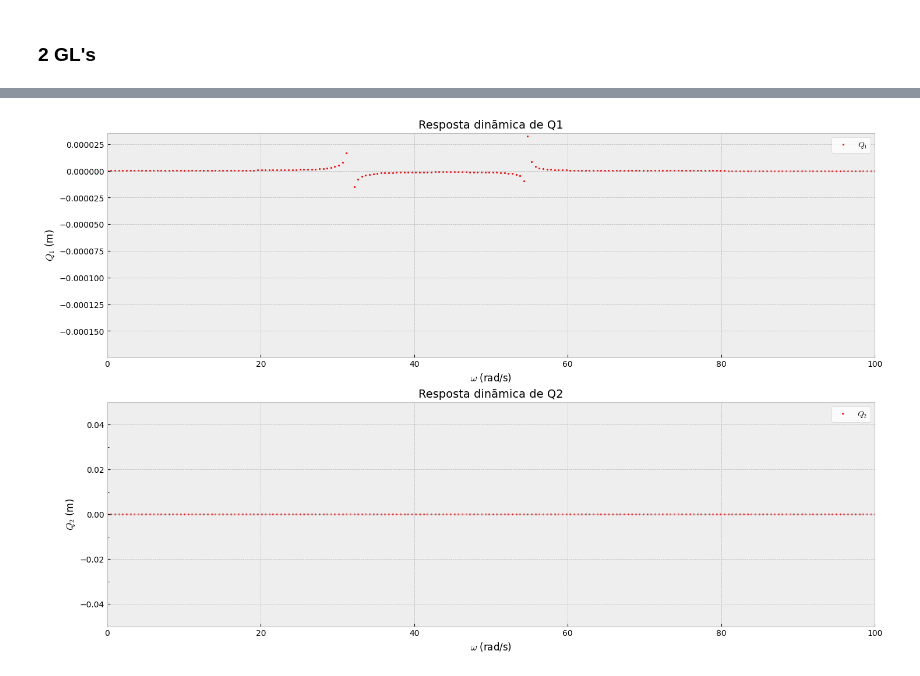
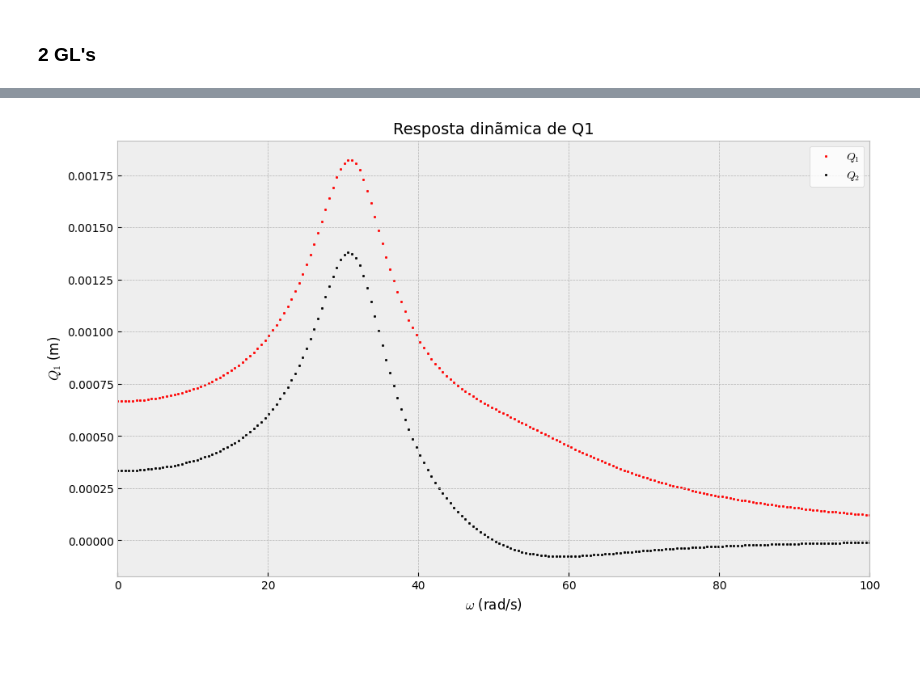
Before and after one commit to jpedro-rod/ElementosFinitos, a Jupyter notebook: Vibracoes_Mecanicas.ipynb, the cells around one changed output, grey strips where cells are left out. Drawn from its saved outputs; the diff is of its cells as text; code cells hidden in the pictures; blank space fills up the shorter version.

Commit message:
Conclusao da analise de sistemas amortecidos (com otimizacao)

```diff
--- a/Vibracoes_Mecanicas.ipynb
+++ b/Vibracoes_Mecanicas.ipynb
@@ -555,6 +561,6 @@ m2 = 10.0   #kg
 k1 = 10000.0   #N/m
 k2 = 10000.0   #N/m
 k3 = 10000.0   #N/m
-c1 = 0.1   #kg/s
-c2 = 0.1   #kg/s
-c3 = 0.1   #kg/s
+c1 = 100   #kg/s
+c2 = 100   #kg/s
+c3 = 100   #kg/s
@@ -666,6 +695,6 @@ RuntimeError: The map-like callable must be of the form f(func, iterable), retur
 # %%
 # excitacao harmonica da forma F = [F1,0]*e^(iwt)
-F1_ex = 100.0
+F1_ex = 10.0
 w_ex = np.linspace(0.0,100.0,200)
 F_ex = np.array([F1_ex,0.0])
 
@@ -673,46 +702,90 @@ M_ex = np.array([[m1,0.0],[0.0,m2]])
 K_ex = np.array([[k1+k3,-k3],[-k3,k2+k3]])
 C_ex = np.array([[c1+c3,-c3],[-c3,c2+c3]])
 
-def R_din(w,M,C,K,F):
-    Q_list = np.empty([len(w),2],dtype=complex)
-    for i in range(len(w)):
-        Z = -w[i]**2.0*M + w[i]*C*1j + K
-        R = np.linalg.inv(Z)
+# construindo uma matriz de amortecimento proporcional
+def RMSE(x : list,*args : tuple):
+    SE = (args[2] - (x[0]*args[0] + x[1]*args[1]))**2.0
+    RMSE = (np.sum(SE)/SE.size)**0.5
+    return RMSE
 
-        Q = np.linalg.det(R)*F
-        #Q = R@F
-        Q_list[i] = Q
+#print(RMSE([0.007,0.01],M,K,C))   #example
 
-    return Q_list
+optimization = optimize.differential_evolution(
+               func=RMSE,
+               bounds=optimize.Bounds([0.001,0.0001],[100.0,100.0]),
+               args=(M_ex,K_ex,C_ex),
+               #x0=[100.0,0.001],
+               maxiter=100,
+               tol=0.001,
+               #polish=False,
+               #popsize=20,
+               #disp=True
+               )
 
-Q_din = R_din(w_ex,M_ex,C_ex,K_ex,F_ex)
+alpha, beta = optimization.x
+RMSE_final_value = optimization.fun
+print("\nalpha: {}\nbeta: {}".format(alpha,beta))
+print("\nRMSE: {}".format(RMSE_final_value))
 
-print(Q_din[0:20,1])
+Cp = alpha*M + beta*K
+
+print("\nMatriz de amortecimento proporcional: ")
+print(Cp)
+
+# assumindo uma solucao Q = [Q1,Q2]*e^(i(wt + p))
+
+# matriz dinamica
+M_inv = np.linalg.inv(M)
+D = M_inv@K
+
+# modos de vibração e frequencias naturais
+autovalores, autovetores = np.linalg.eig(D)
+
+f_naturais = autovalores**0.5
+modos = autovetores
+
+print('\nFrequências naturais e modos de vibração')
+print(f_naturais)
+print(modos)
+
+# matriz de massa modal e matriz de rigidez modal (desacoplando o sistema)
+modos_T = np.transpose(modos)
+
+M_modal = modos_T@M@modos
+K_modal = modos_T@K@modos
+Cp_modal = modos_T@Cp@modos
+F_modal = modos_T@F
+
+def R_din(w,M_modal,Cp_modal,K_modal,F_modal):
+    Q = np.empty([w.size,M_modal.shape[0]])
+    for i in range(w.size):
+        Z = np.empty(M_modal.shape[0])
+        for j in range(M_modal.shape[0]):
+            Z[j] = np.linalg.norm(-w[i]**2.0*M_modal[j,j] + w[i]*Cp_modal[j,j]*1j + K_modal[j,j])
+
+        R = Z**(-1.0)
+        Q_modal = R*F_modal
+        Q[i,:] = modos@Q_modal
+
+    return Q
+
+Q_din = R_din(w_ex,M_modal,Cp_modal,K_modal,F_modal)
 
 # plot
 plt.style.use('bmh')
 
-fig1, ((ax1), (ax2)) = plt.subplots(2, sharey=False, sharex=False, figsize = (17,11))
+fig1, (ax1) = plt.subplots(1, sharey=False, sharex=False, figsize = (12,7))
 
 #ax1.plot(wex,Q_din[:,0], color='red', linewidth=1.0, label=r'$Q_1$')
 ax1.scatter(w_ex,Q_din[:,0], color='red', s=3.0, label=r'$Q_1$')
+ax1.scatter(w_ex,Q_din[:,1], color='black', s=3.0, label=r'$Q_2$')
 ax1.set_title('Resposta dinãmica de Q1',fontdict={'fontsize':14})
 ax1.set_xlabel('$\\omega$ (rad/s)',fontdict={'fontsize':12})
 ax1.set_ylabel('$Q_1$ (m)',fontdict={'fontsize':12})
 ax1.legend(loc='best',facecolor ='w')
 ax1.set_xlim(w_ex[0],w_ex[-1])
-ax1.set_ylim(min(Q_din[:,0])*0.8,max(Q_din[:,0])*1.1)
+#ax1.set_ylim(min(Q_din[:,0])*0.8,max(Q_din[:,0])*1.1)
 ax1.yaxis.set_minor_locator(MultipleLocator(0.01))
 
-#ax2.plot(wex,Q_din[:,1], color='red', linewidth=1.0, label=r'$Q_2$')
-ax2.scatter(w_ex,Q_din[:,1], color='red', s=3.0, label=r'$Q_2$')
-ax2.set_title('Resposta dinãmica de Q2',fontdict={'fontsize':14})
-ax2.set_xlabel('$\\omega$ (rad/s)',fontdict={'fontsize':12})
-ax2.set_ylabel('$Q_2$ (m)',fontdict={'fontsize':12})
-ax2.legend(loc='best',facecolor ='w')
-ax2.set_xlim(w_ex[0],w_ex[-1])
-ax2.set_ylim(min(Q_din[:,1])*0.8,max(Q_din[:,1])*1.1)
-ax2.yaxis.set_minor_locator(MultipleLocator(0.01))
-
 plt.show()
 # %% [output]
@@ -721 +805 @@ plt.show()
-[figure, old version]
+[figure, new version]
```
Also changed, not shown: parts of 4 cells of this notebook.
